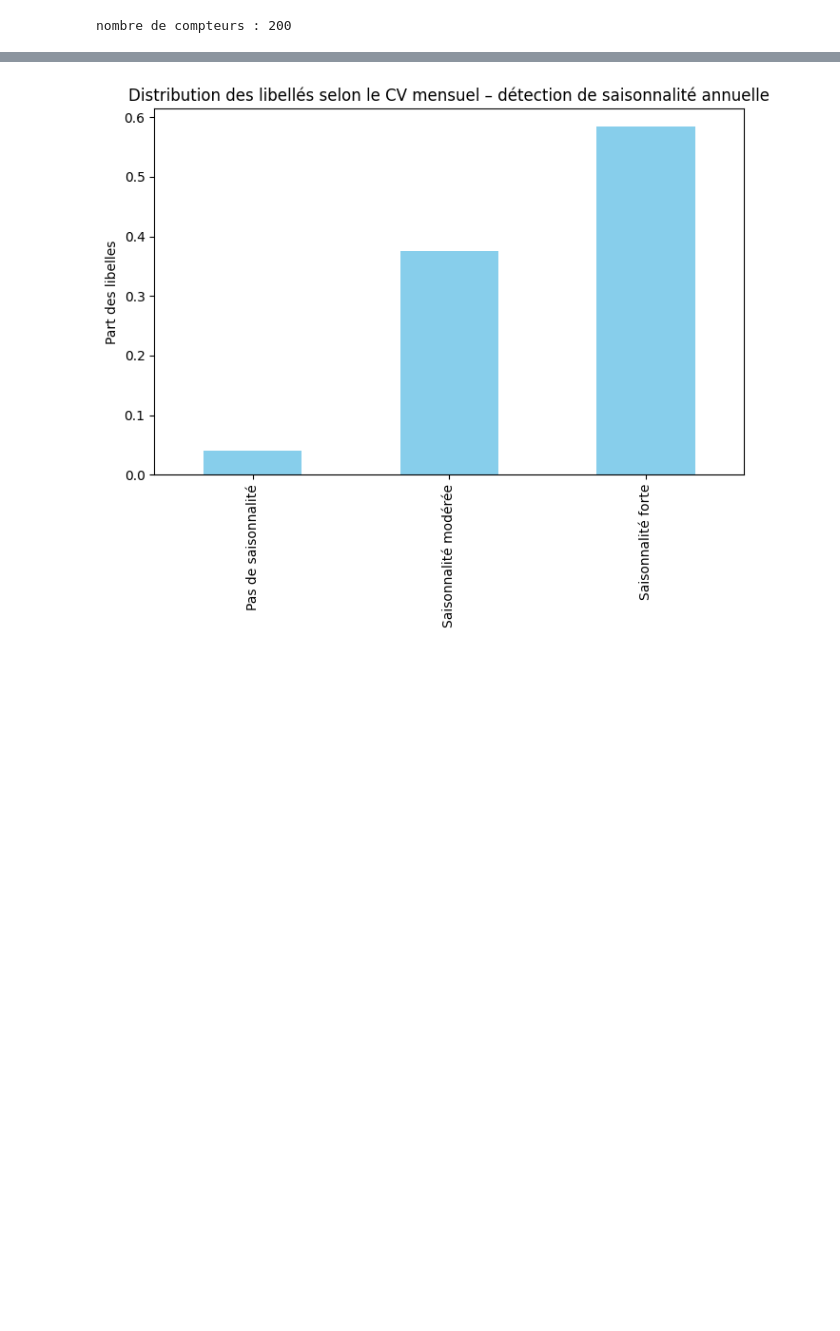
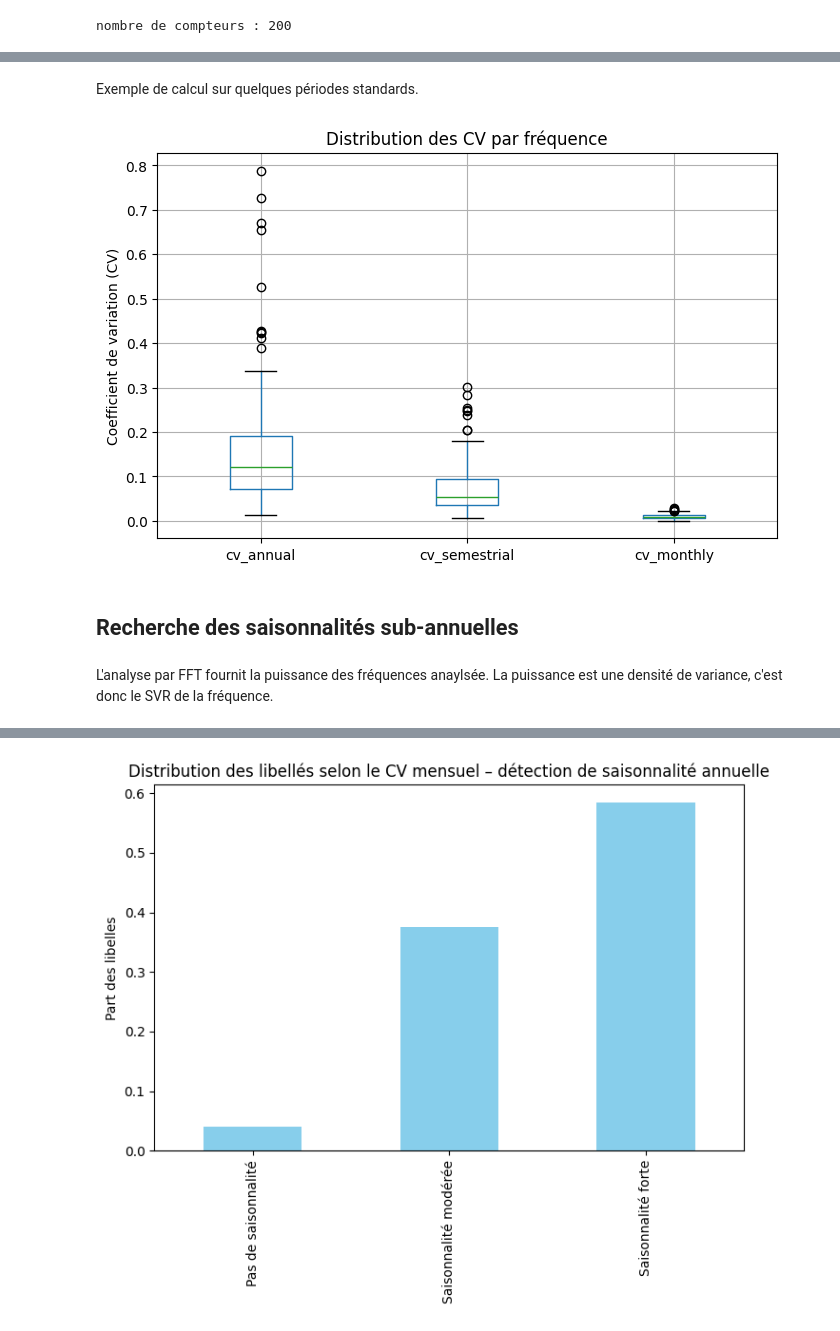
Before and after one commit to montagneForEver/ML_consommation_eau, a Jupyter notebook: exploration_finale.ipynb, the cells around one changed output, grey strips where cells are left out. Drawn from its saved outputs; the diff is of its cells as text; code cells hidden in the pictures; blank space fills up the shorter version.

```diff
--- a/exploration_finale.ipynb
+++ b/exploration_finale.ipynb
@@ -373,0 +499,20 @@ nombre de compteurs : 200
+# %%
+data_metrics = data_resampled.groupby('libelle')[['valeur_active', 'date']].apply(lambda g: pd.Series({
+    'cv_annual': seasonal_cv_binned_full(g, 365),
+    'cv_semestrial': seasonal_cv_binned_full(g, 180),
+    'cv_monthly': seasonal_cv_binned_full(g, 30),
+}))
+# %% [markdown]
+Exemple de calcul sur quelques périodes standards.
+# %%
+plt.figure(figsize=(8, 5))
+data_metrics[['cv_annual', 'cv_semestrial', 'cv_monthly']].boxplot()
+plt.ylabel("Coefficient de variation (CV)")
+plt.title("Distribution des CV par fréquence")
+plt.show()
+# %% [output]
+[figure, added]
+# %% [markdown]
+## Recherche des saisonnalités sub-annuelles
+# %% [markdown]
+L'analyse par FFT fournit la puissance des fréquences anaylsée. La puissance est une densité de variance, c'est donc le SVR de la fréquence.
```
Also changed, not shown: parts of 23 cells of this notebook.
